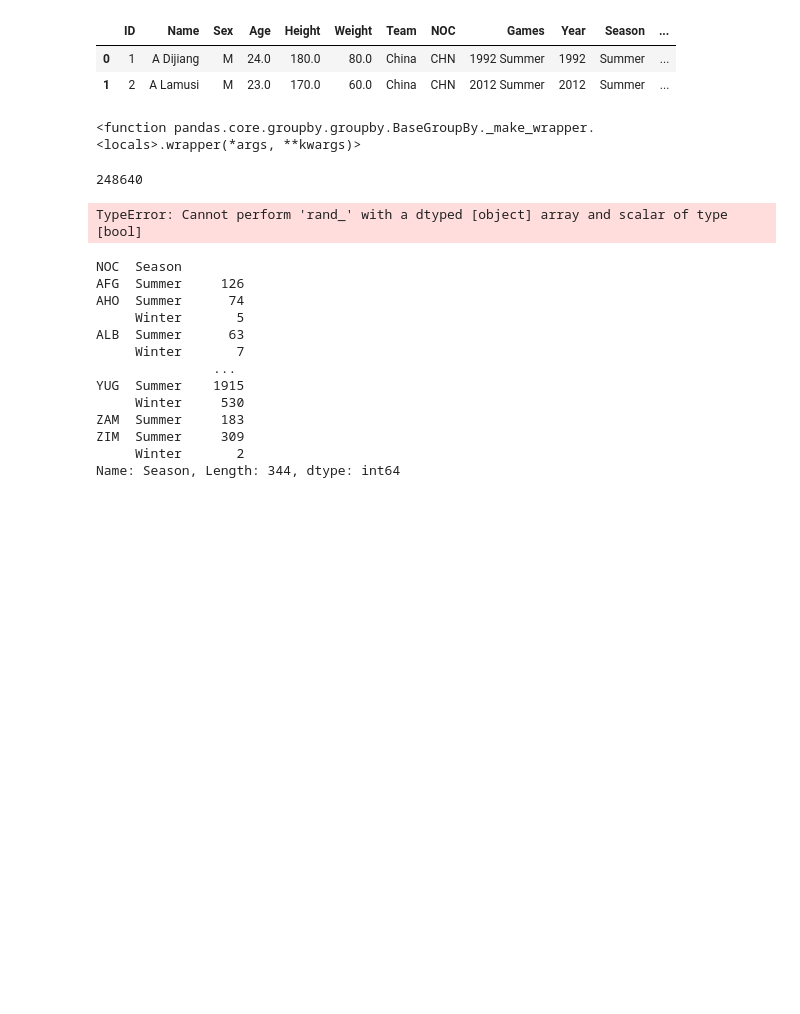
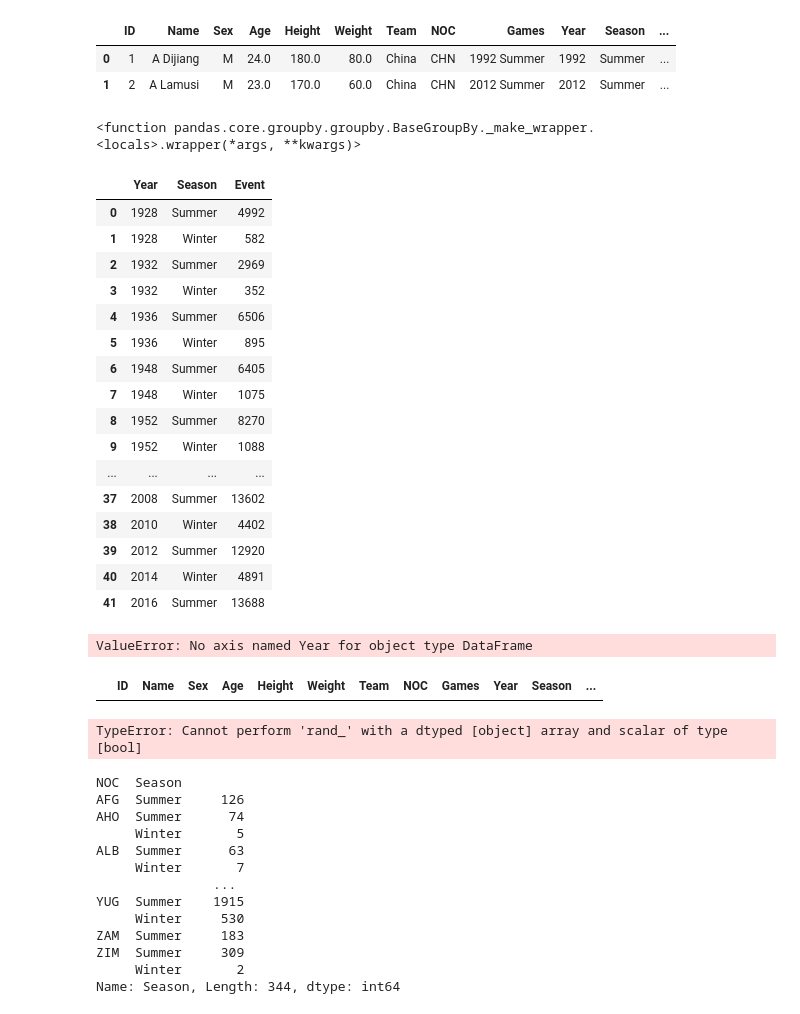
Before and after one commit to priscillarobinson/Evolution-of-Olympic-Games, a Jupyter notebook: Project-PR.ipynb, the cells around one changed output. Saved outputs shown, nothing was run; the diff lists cells and outputs as text; code cells hidden in the pictures; blank space fills up the shorter version.

```diff
--- a/Project-PR.ipynb
+++ b/Project-PR.ipynb
@@ -37,9 +42,34 @@ unqiue_event
+# %%
+# Total count of events per year per season
+total_count = updated_df.groupby(['Year','Season'])['Event'].aggregate('count'). reset_index()
+total_count
+# %% [output]
+|  | Year | Season | Event |
+| 0 | 1928 | Summer | 4992 |
+| 1 | 1928 | Winter | 582 |
+| 2 | 1932 | Summer | 2969 |
+| 3 | 1932 | Winter | 352 |
+| 4 | 1936 | Summer | 6506 |
+| 5 | 1936 | Winter | 895 |
+| 6 | 1948 | Summer | 6405 |
+| 7 | 1948 | Winter | 1075 |
+| 8 | 1952 | Summer | 8270 |
+| 9 | 1952 | Winter | 1088 |
+| ... | ... | ... | ... |
+| 37 | 2008 | Summer | 13602 |
+| 38 | 2010 | Winter | 4402 |
+| 39 | 2012 | Summer | 12920 |
+| 40 | 2014 | Winter | 4891 |
+| 41 | 2016 | Summer | 13688 |
+# %%
+updated_df.groupby('Season', 'Year')['Event'].nunique()
+# %% [output]
+ValueError: No axis named Year for object type DataFrame
 # %%
-both_df = updated_df.loc[updated_df['Season'].isin(['Winter','Summer'])]
+both_df = updated_df.loc[updated_df['Event'].isin(['Winter','Summer'])]
 both_df.head()
-both_df["ID"].count()
 # %% [output]
-248640
+|  | ID | Name | Sex | Age | Height | Weight | Team | NOC | Games | Year | Season | ... |
 # %%
 updated_df.loc[(updated_df["Season"]=="Winter") & (updated_df["Season"]=="Summer")]
 # %% [output]
```
Also changed, not shown: parts of 3 cells of this notebook, 7 other files.
